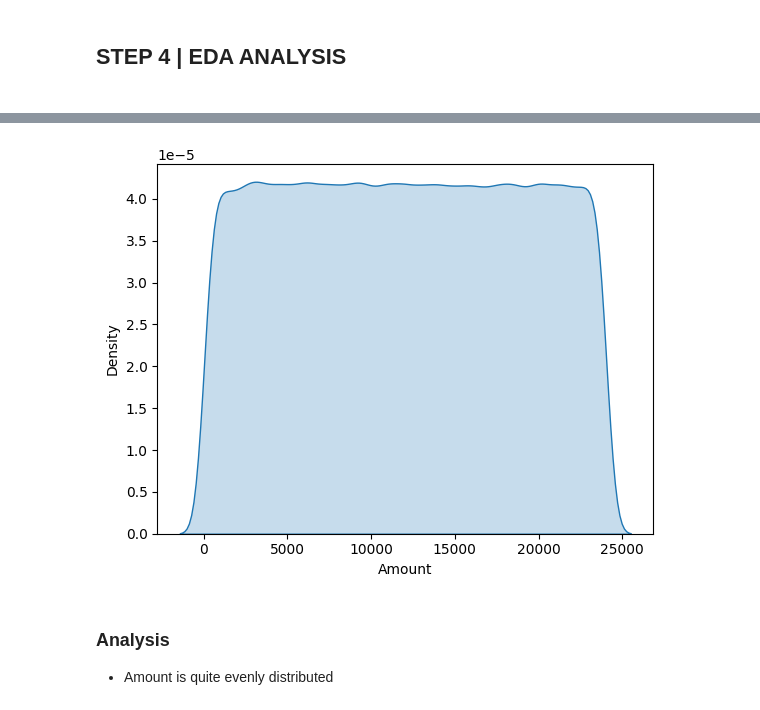
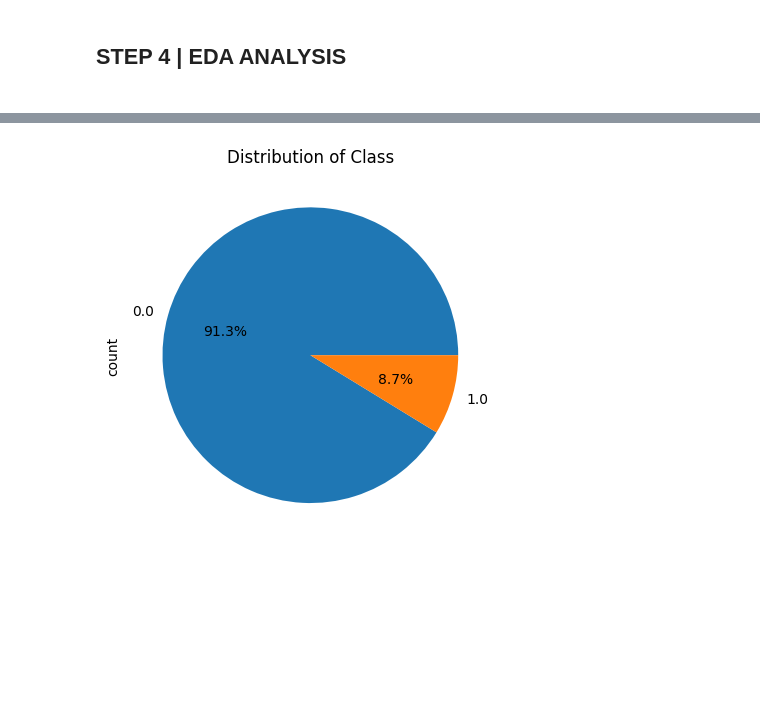
Before and after one commit to uulex/Credit-Card-Fraud-Detection, a Jupyter notebook: script.ipynb, the cells around one changed output, grey strips where cells are left out. Saved outputs shown, nothing was run; the diff lists cells and outputs as text; code cells hidden in the pictures; blank space fills up the shorter version.

```diff
--- a/script.ipynb
+++ b/script.ipynb
@@ -120,9 +111,6 @@ data["Amount"].plot.box()
-# %%
-sns.kdeplot(data=data["Amount"], fill=True)
-plt.show()
-# %% [output]
-[figure, removed]
-# %% [markdown]
-<h3>Analysis</h3>
-
-- Amount is quite evenly distributed
+# %%
+data["fraud"].value_counts().plot.pie(autopct = "%3.1f%%")
+plt.title("Distribution of Class")
+plt.show()
+# %% [output]
+[figure, added]
```
Also changed, not shown: parts of 43 cells of this notebook, 1 other file.
